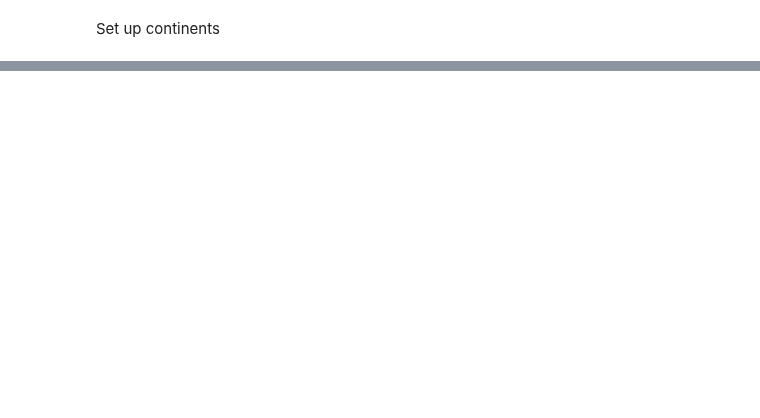
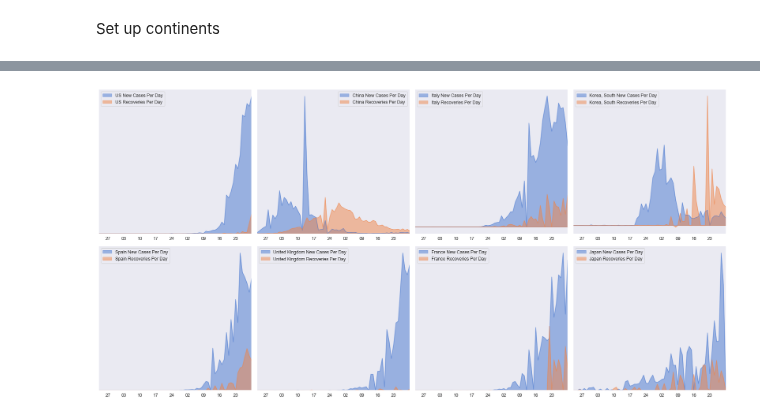
Before and after one commit to danlaw/covid19-analysis, a Jupyter notebook: covid2.ipynb, the cells around one changed output, grey strips where cells are left out. Saved outputs shown, nothing was run; the diff lists cells and outputs as text; code cells hidden in the pictures; blank space fills up the shorter version.

```diff
--- a/covid2.ipynb
+++ b/covid2.ipynb
@@ -224,0 +347,39 @@ fig.savefig('charts/20200329-covid19-chart.png')
+# %%
+#look at per day distribution of cases vs recovery by date and by country
+#Set up plot
+fig, ((axarr1, axarr2, axarr3, axarr4), (axarr5, axarr6, axarr7, axarr8)) = plt.subplots(nrows=2, ncols=4, figsize=(24, 12))
+
+plt.subplots_adjust(hspace=-1)
+sns.set_palette(sns.color_palette("muted",7))
+
+#plot stacked area chart of deaths
+CvsR('US').plot(kind='area', ax=axarr1, stacked=False, alpha=0.5)
+CvsR('China').plot(kind='area', ax=axarr2, stacked=False, alpha=0.5)
+CvsR('Italy').plot(kind='area', ax=axarr3, stacked=False, alpha=0.5)
+CvsR('Korea, South').plot(kind='area', ax=axarr4, stacked=False, alpha=0.5)
+CvsR('Spain').plot(kind='area', ax=axarr5, stacked=False, alpha=0.5)
+CvsR('United Kingdom').plot(kind='area', ax=axarr6, stacked=False, alpha=0.5)
+CvsR('France').plot(kind='area', ax=axarr7, stacked=False, alpha=0.5)
+CvsR('Japan').plot(kind='area', ax=axarr8, stacked=False, alpha=0.5)
+axarr1.axes.get_xaxis().set_ticks([])
+axarr1.axes.get_yaxis().set_ticks([])
+axarr2.axes.get_xaxis().set_ticks([])
+axarr2.axes.get_yaxis().set_ticks([])
+axarr3.axes.get_xaxis().set_ticks([])
+axarr3.axes.get_yaxis().set_ticks([])
+axarr4.axes.get_xaxis().set_ticks([])
+axarr4.axes.get_yaxis().set_ticks([])
+axarr5.axes.get_xaxis().set_ticks([])
+axarr5.axes.get_yaxis().set_ticks([])
+axarr6.axes.get_xaxis().set_ticks([])
+axarr6.axes.get_yaxis().set_ticks([])
+axarr7.axes.get_xaxis().set_ticks([])
+axarr7.axes.get_yaxis().set_ticks([])
+axarr8.axes.get_xaxis().set_ticks([])
+axarr8.axes.get_yaxis().set_ticks([])
+#axarr2.get_shared_y_axes().join(axarr1, axarr2)
+# axarr2.get_shared_y_axes().join(axarr2, axarr4)
+
+plt.tight_layout()
+# %% [output]
+[figure, added]
```
Also changed, not shown: parts of 5 cells of this notebook, 3 other files.
